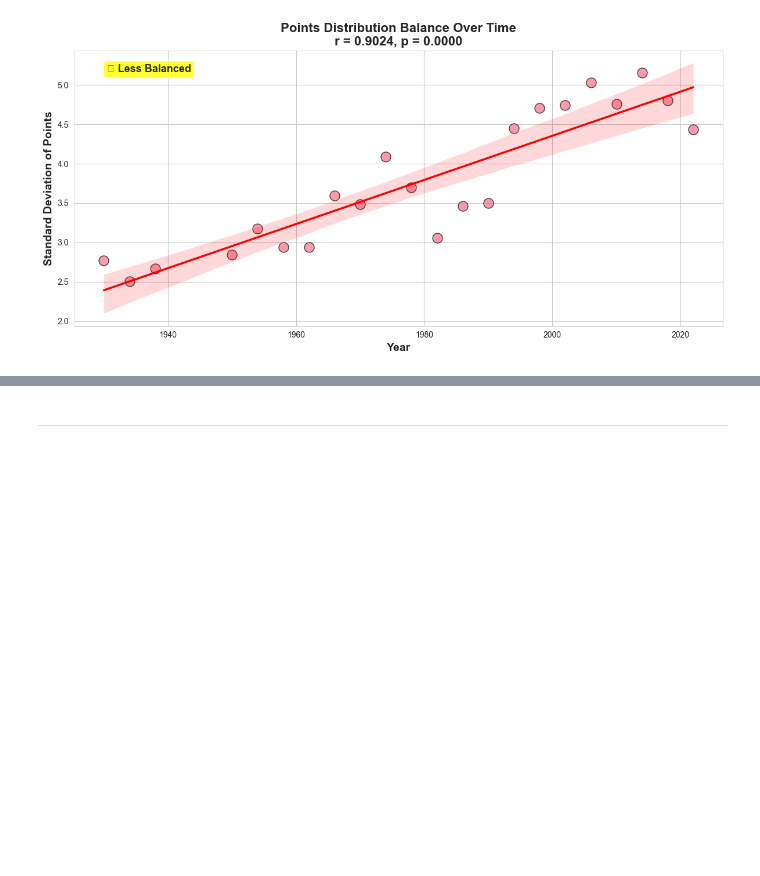
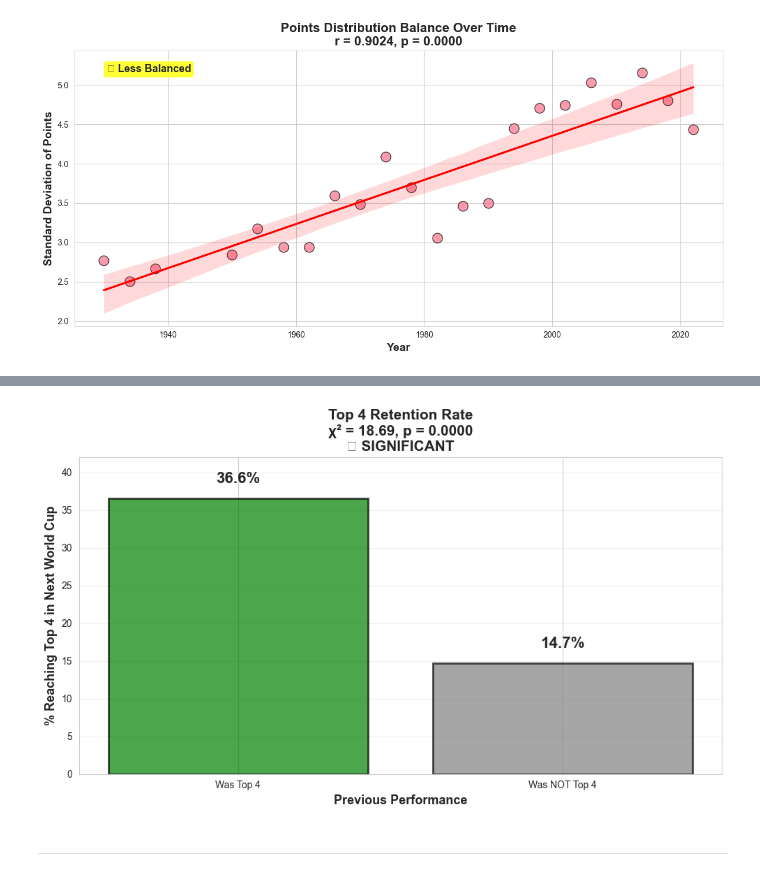
Before and after one commit to AmuKanda99/football-worldcup-analysis, a Jupyter notebook: jupyter_notebooks/02_EDA.ipynb, the cells around one changed output, grey strips where cells are left out. Drawn from its saved outputs; the diff is of its cells as text; code cells hidden in the pictures; blank space fills up the shorter version.

```diff
--- a/jupyter_notebooks/02_EDA.ipynb
+++ b/jupyter_notebooks/02_EDA.ipynb
@@ -390,3 +435,37 @@ plt.show()
+# %%
+# Calculate success rates
+top4_stayed = table.loc[True, True]
+top4_total = table.loc[True].sum()
+not_top4_reached = table.loc[False, True]
+not_top4_total = table.loc[False].sum()
+
+success_rate_top4 = (top4_stayed / top4_total) * 100
+success_rate_not = (not_top4_reached / not_top4_total) * 100
+
+# Plot
+fig, ax = plt.subplots(figsize=(10, 6))
+categories = ['Was Top 4', 'Was NOT Top 4']
+rates = [success_rate_top4, success_rate_not]
+colors = ['green', 'gray']
+
+bars = ax.bar(categories, rates, color=colors, edgecolor='black', linewidth=2, alpha=0.7)
+
+# Add value labels
+for bar, rate in zip(bars, rates):
+    ax.text(bar.get_x() + bar.get_width()/2, bar.get_height() + 2,
+            f'{rate:.1f}%', ha='center', fontsize=16, fontweight='bold')
+
+ax.set_ylabel('% Reaching Top 4 in Next World Cup', fontsize=13, fontweight='bold')
+ax.set_xlabel('Previous Performance', fontsize=13, fontweight='bold')
+ax.set_title(f'Top 4 Retention Rate\nχ² = {chi2:.2f}, p = {p_value:.4f}\n{"✓ SIGNIFICANT" if p_value < 0.05 else "✗ NOT SIGNIFICANT"}',
+             fontsize=15, fontweight='bold')
+ax.set_ylim(0, max(rates) * 1.15)
+ax.grid(axis='y', alpha=0.3)
+
+plt.tight_layout()
+plt.show()
+# %% [output]
+[figure, added]
 # %% [markdown]
 ---
 # %% [markdown]
```
Also changed, not shown: parts of 2 cells of this notebook.
